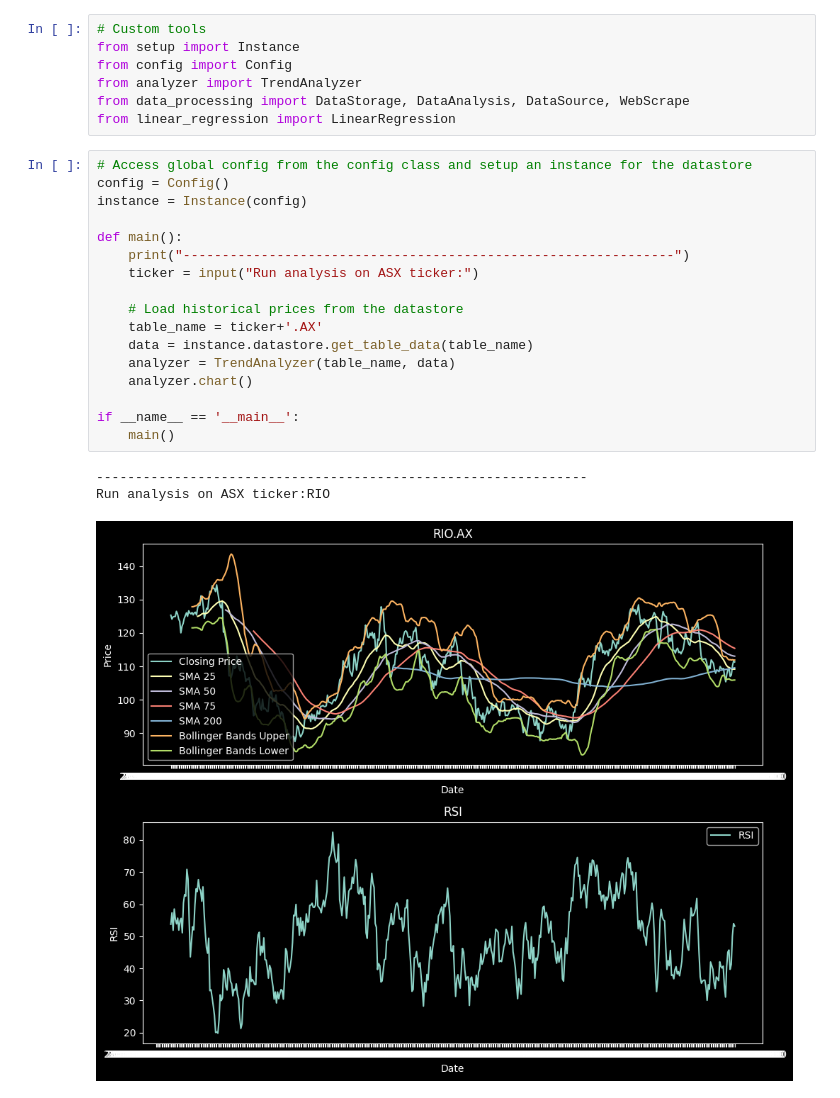
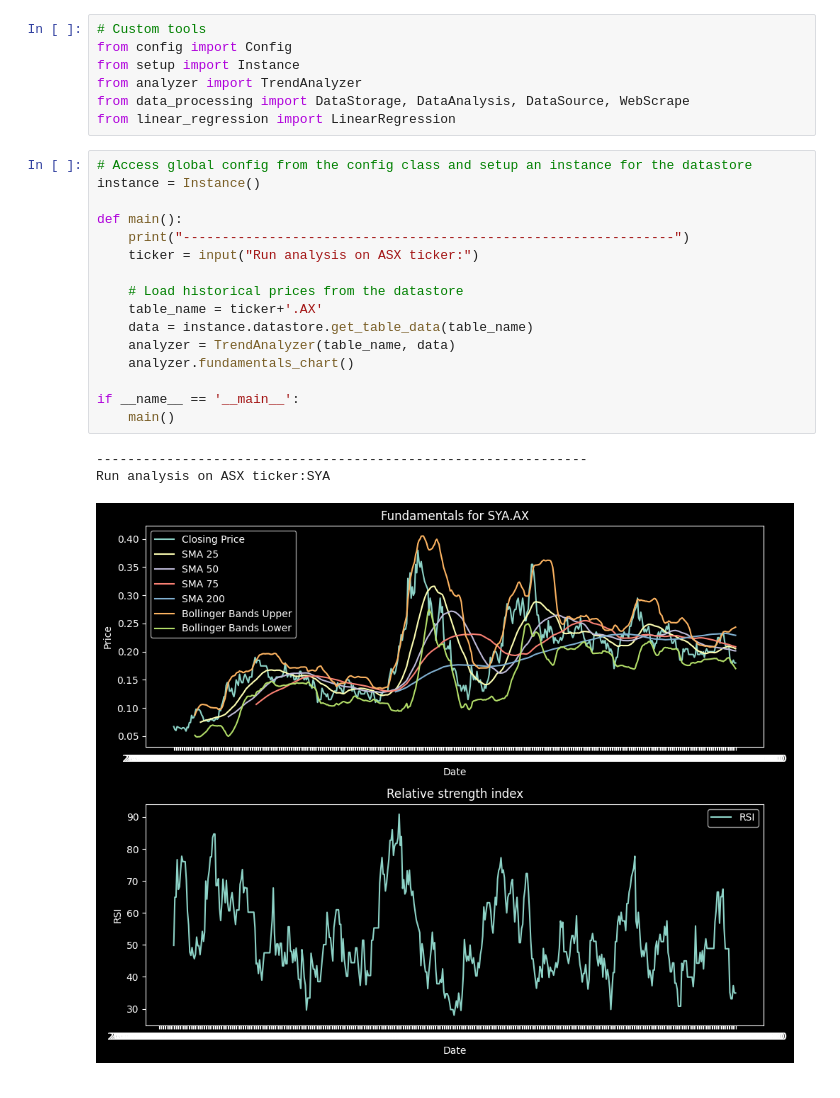
Before and after one commit to MitchAnderson93/python-algo, a Jupyter notebook: report.ipynb, the cells around one changed output. Cells and saved outputs as stored; diff of their text form.

```diff
--- a/report.ipynb
+++ b/report.ipynb
@@ -1,28 +1,27 @@
 # %%
 # Custom tools
+from config import Config
 from setup import Instance
-from config import Config
 from analyzer import TrendAnalyzer
 from data_processing import DataStorage, DataAnalysis, DataSource, WebScrape
 from linear_regression import LinearRegression
 # %%
 # Access global config from the config class and setup an instance for the datastore
-config = Config()
-instance = Instance(config)
+instance = Instance()
 
 def main():
     print("---------------------------------------------------------------")
     ticker = input("Run analysis on ASX ticker:")
 
     # Load historical prices from the datastore
     table_name = ticker+'.AX'
     data = instance.datastore.get_table_data(table_name)
     analyzer = TrendAnalyzer(table_name, data)
-    analyzer.chart()
+    analyzer.fundamentals_chart()
 
 if __name__ == '__main__':
     main()
 # %% [output]
 ---------------------------------------------------------------
-Run analysis on ASX ticker:RIO
+Run analysis on ASX ticker:SYA
-[figure, old version]
+[figure, new version]
```
Also changed, not shown: 2 other files.
